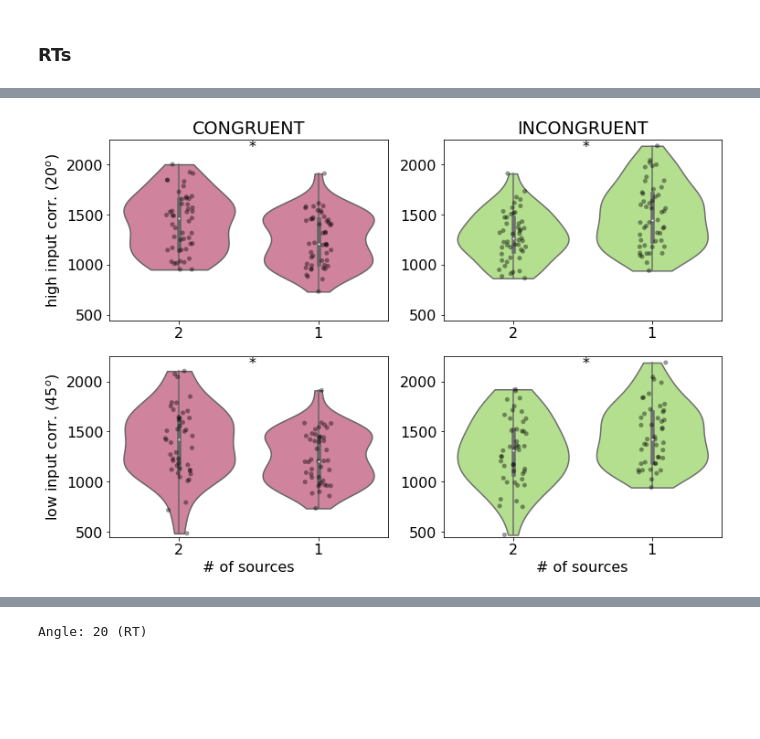
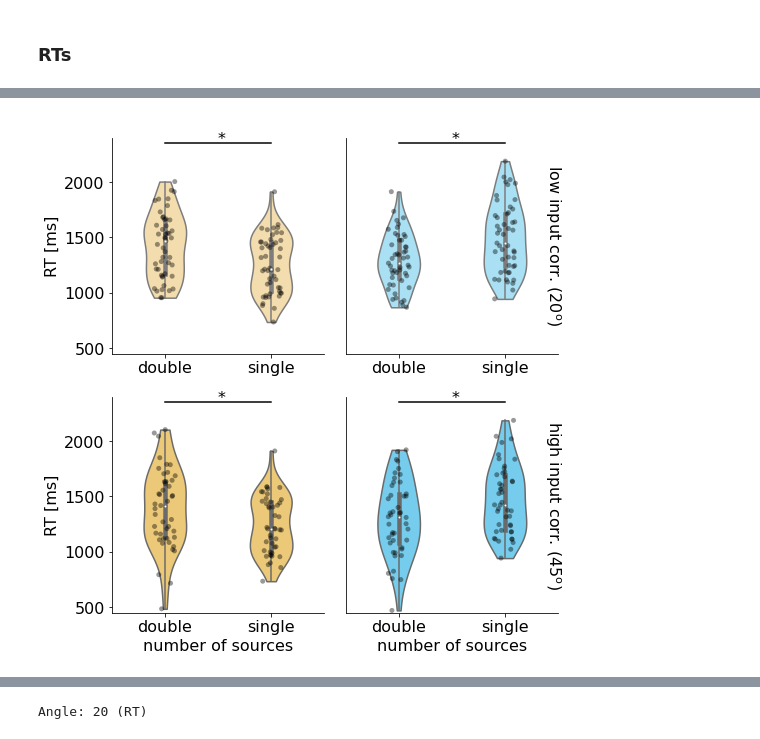
Before and after one commit to dokato/2drdk, a Jupyter notebook: data_analysis.ipynb, the cells around one changed output, grey strips where cells are left out. Drawn from its saved outputs; the diff is of its cells as text; code cells hidden in the pictures; blank space fills up the shorter version.

```diff
--- a/data_analysis.ipynb
+++ b/data_analysis.ipynb
@@ -317,7 +317,7 @@ def plot_paired_value_lines(group1_vals, group2_vals, p_val = None,
 def plot_two_violin_plots(values1, values2, p_val = None,
                           name1 = 'A', name2 = 'B',
                           y_lim = None, y_label = None, x_label = None,
-                          col = 'grey', alpha = 0.05, lines = 0):
+                          col = 'grey', alpha = 0.05, lines = 0, p_pos = None):
     '''
     Plots two violin plots from two numpy arrays.
     IN:
@@ -353,7 +353,7 @@ def plot_two_violin_plots(values1, values2, p_val = None,
             plt.plot([0, 1], [values1[i], values2[i]], 'o-', color = 'k', alpha = 0.4)
     elif lines == 2:
         sns.stripplot(x = 'x', y = 'values', data = dat, jitter=True, color = 'k', marker='o', alpha=0.4)
-    sns.violinplot(x = 'x', y = 'values', data = dat, scale = 'count', color = col, cut = 0)
+    sns.violinplot(x = 'x', y = 'values', data = dat, scale = 'count', color = col, cut = 0, width=0.4)
     if y_lim:
         plt.ylim(y_lim)
     if x_label:
@@ -361,7 +361,12 @@ def plot_two_violin_plots(values1, values2, p_val = None,
     if y_label:
         plt.ylabel(y_label)
     if p_val:
-        plt.text(0.5, 0.95*max_lim, '{}'.format('*' if p_val < alpha else 'ns'))
+        if p_pos is None:
+            plt.axhline(y=0.95*max_lim, xmin=.25, xmax=.75, color = 'k')
+            plt.text(0.5, 0.97*max_lim, '{}'.format('*' if p_val < alpha else 'ns'))
+        else:
+            plt.axhline(y= p_pos - 0.02, xmin=.25, xmax=.75, color = 'k')
+            plt.text(0.5, p_pos, '{}'.format('*' if p_val < alpha else 'ns'))
 
 def plot_two_boxplots(values1, values2, p_val = None,
                    name1 = 'A', name2 = 'B',
@@ -744,27 +768,34 @@ plt.show()
 # %%
-plt.figure(figsize=(12,8))
+fig = plt.figure(figsize=(8,8))
+fig.subplots_adjust(top = 0.95, hspace = 0.2, wspace = 0.1)
 plt.subplot(221)
 plot_two_violin_plots(rt_congr_20, rt_congr_tr_20, p_val = p_con_20,
-                      name1 = '2', name2 = '1', y_label = 'high input corr. (20$^o$)',
-                      col = '#dc7699', y_lim = [450, 2250], lines = 2, x_label = ' ')
-plt.title('CONGRUENT')
-plt.subplot(222)
+                      name1 = 'double', name2 = 'single', y_label = 'RT [ms]',
+                      col = '#FFE0A1', y_lim = (450, 2400), lines = 2, x_label = ' ', p_pos = 2350)
+plt.title(' ', fontdict={'size':14})
+ax = plt.subplot(222)
 plot_two_violin_plots(rt_incon_20, rt_incon_tr_20, p_val = p_inc_20,
-                      name1 = '2', name2 = '1', y_label = ' ',
-                      col = '#b2ec81', y_lim = [450, 2250], lines = 2, x_label = ' ')
-plt.title('INCONGRUENT')
+                      name1 = 'double', name2 = 'single', y_label = ' ',
+                      col = '#9DE6FF', y_lim = (450, 2400), lines = 2, x_label = ' ', p_pos = 2350)
+ax.yaxis.set_label_position("right")
+ax.set_ylabel('low input corr. (20$^\mathrm{o}$)', rotation=270)
+plt.yticks([])
+plt.title(' ', fontdict={'size':14})
 plt.subplot(223)
-plot_two_violin_plots(rt_congr_45, rt_congr_tr_45, p_val = p_con_45,
-                      name1 = '2', name2 = '1', y_label = 'low input corr. (45$^o$)',
-                      col = '#dc7699', y_lim = [450, 2250], lines = 2, x_label = '# of sources')
-plt.subplot(224)
-plot_two_violin_plots(rt_incon_45, rt_incon_tr_45, p_val = p_inc_45,
-                      name1 = '2', name2 = '1', y_label = ' ',
-                      col = '#b2ec81', y_lim = [450, 2250], lines = 2, x_label = '# of sources')
-plt.savefig('rts_violin.png')
+plot_two_violin_plots(rt_congr_45, rt_congr_tr_45, p_val = p_con_45, p_pos = 2350,
+                      name1 = 'double', name2 = 'single', y_label = 'RT [ms]',
+                      col = '#FFCF66', y_lim = (450, 2400), lines = 2, x_label = 'number of sources')
+ax = plt.subplot(224)
+plot_two_violin_plots(rt_incon_45, rt_incon_tr_45, p_val = p_inc_45, p_pos = 2350,
+                      name1 = 'double', name2 = 'single', y_label = ' ',
+                      col = '#63D5FF', y_lim = (450, 2400), lines = 2, x_label = 'number of sources')
+ax.yaxis.set_label_position("right")
+ax.set_ylabel('high input corr. (45$^\mathrm{o}$)', rotation=270)
+plt.yticks([])
+plt.savefig('rts_violin.svg')
 plt.show()
 # %% [output]
-[figure, old version]
+[figure, new version]
 # %%
 t_st_con, p_con = st.ttest_ind(rt_congr_20, rt_congr_45)
 t_st_inc, p_inc = st.ttest_ind(rt_incon_20, rt_incon_45)
```
Also changed, not shown: parts of 10 cells of this notebook, 7 other files.
